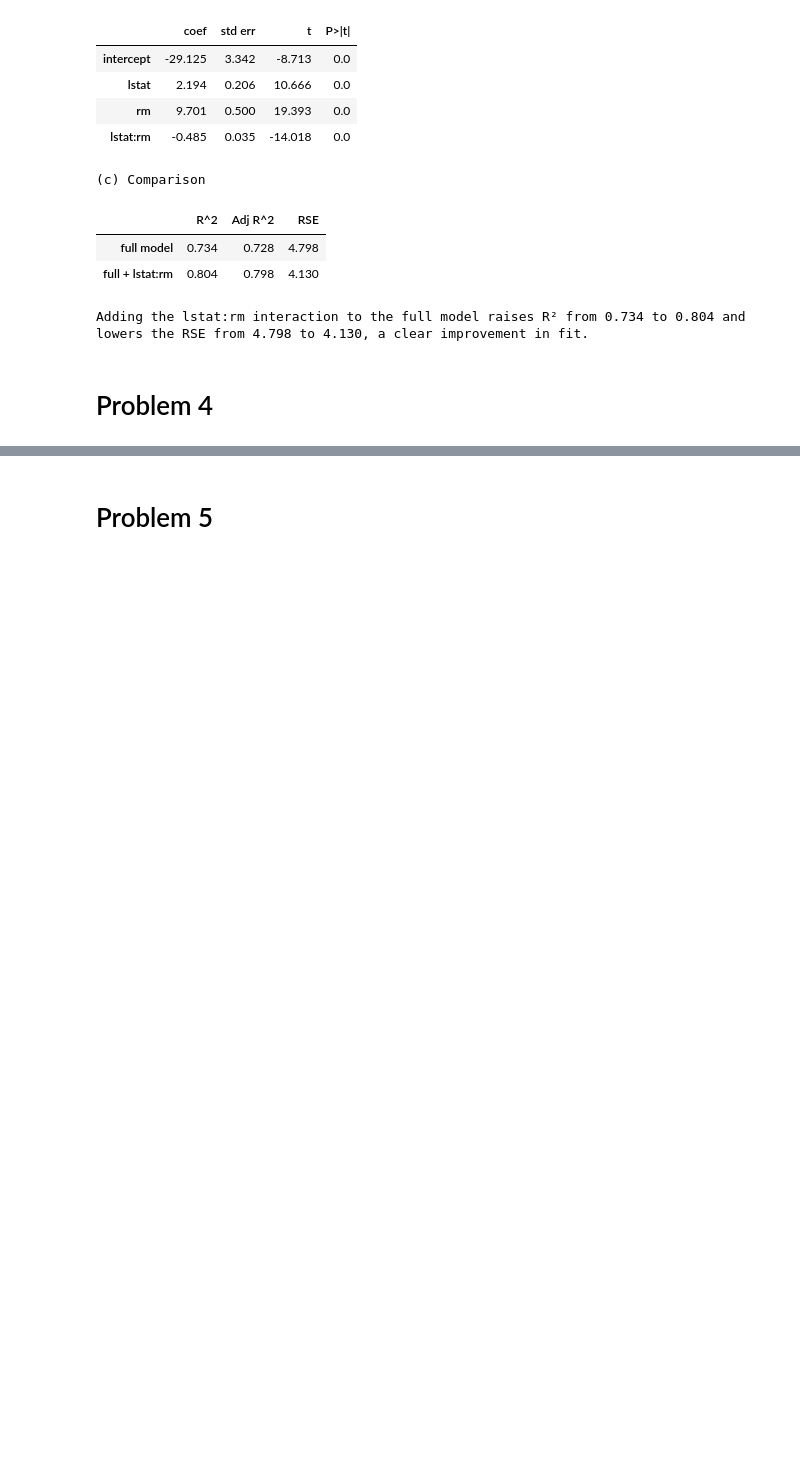
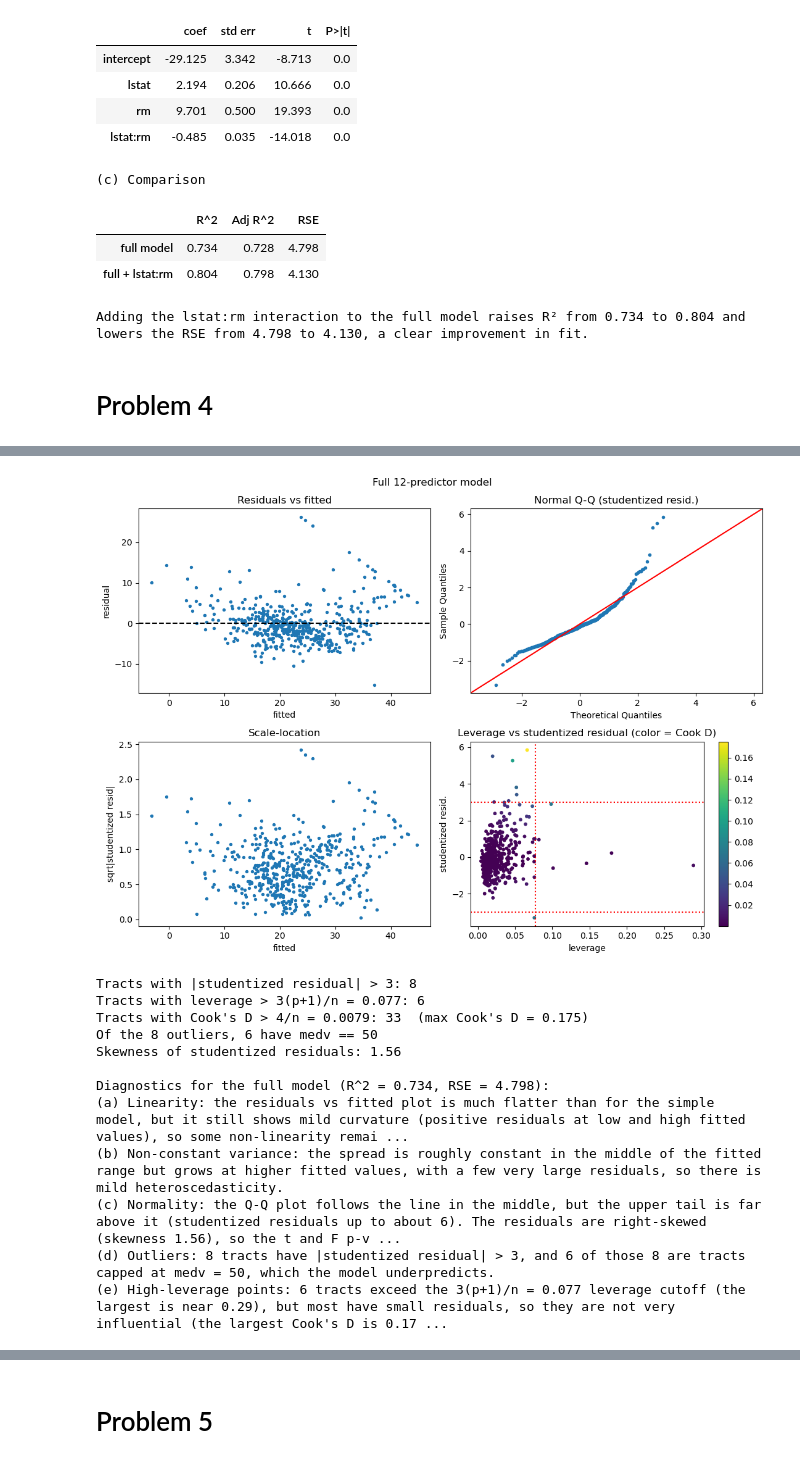
Before and after one commit to avinashsriram1/ADSP-31011-Statistical-Models-for-Data-Science, a Jupyter notebook: Assignment 3/Assignment_3_Avinash_Sriram.ipynb, the cells around one changed output, grey strips where cells are left out. Drawn from its saved outputs; the diff is of its cells as text; code cells hidden in the pictures; blank space fills up the shorter version.

```diff
--- a/Assignment 3/Assignment_3_Avinash_Sriram.ipynb
+++ b/Assignment 3/Assignment_3_Avinash_Sriram.ipynb
@@ -496,0 +554,40 @@ Adding the lstat:rm interaction to the full model raises R² from 0.734 to 0.804
+# %%
+# Part 2
+
+full = fit_ols(predictors)
+infl_full = diag_plots(full, 'Full 12-predictor model')
+plt.show()
+
+# numbers behind the plots
+stud = infl_full.resid_studentized_external
+lev = infl_full.hat_matrix_diag
+cook = infl_full.cooks_distance[0]
+n, p = int(full.nobs), int(full.df_model) + 1
+lev_cut = 3 * p / n
+
+print(f"Tracts with |studentized residual| > 3: {(np.abs(stud) > 3).sum()}")
+print(f"Tracts with leverage > 3(p+1)/n = {lev_cut:.3f}: {(lev > lev_cut).sum()}")
+print(f"Tracts with Cook's D > 4/n = {4 / n:.4f}: {(cook > 4 / n).sum()}  (max Cook's D = {cook.max():.3f})")
+print(f"Of the {(np.abs(stud) > 3).sum()} outliers, {(Boston['medv'][np.abs(stud) > 3] == 50).sum()} have medv == 50")
+print(f"Skewness of studentized residuals: {pd.Series(stud).skew():.2f}")
+
+print("""
+- (a) Linearity: U-shaped curvature remains in the residuals.
+- (b) Non-constant variance: the spread grows slightly at higher fitted values.
+- (c) Normality: the upper tail is heavy (right-skewed residuals).
+- (d) Outliers: 8 tracts have |studentized residual| > 3, and 6 of them are capped at medv = 50.
+- (e) High leverage: 6 tracts exceed the 0.077 cutoff, but none are very influential (max Cook's D = 0.175).""")
+# %% [output]
+[figure, added]
+Tracts with |studentized residual| > 3: 8
+Tracts with leverage > 3(p+1)/n = 0.077: 6
+Tracts with Cook's D > 4/n = 0.0079: 33  (max Cook's D = 0.175)
+Of the 8 outliers, 6 have medv == 50
+Skewness of studentized residuals: 1.56
+
+Diagnostics for the full model (R^2 = 0.734, RSE = 4.798):
+(a) Linearity: the residuals vs fitted plot is much flatter than for the simple model, but it still shows mild curvature (positive residuals at low and high fitted values), so some non-linearity remai ...
+(b) Non-constant variance: the spread is roughly constant in the middle of the fitted range but grows at higher fitted values, with a few very large residuals, so there is mild heteroscedasticity.
+(c) Normality: the Q-Q plot follows the line in the middle, but the upper tail is far above it (studentized residuals up to about 6). The residuals are right-skewed (skewness 1.56), so the t and F p-v ...
+(d) Outliers: 8 tracts have |studentized residual| > 3, and 6 of those 8 are tracts capped at medv = 50, which the model underpredicts.
+(e) High-leverage points: 6 tracts exceed the 3(p+1)/n = 0.077 leverage cutoff (the largest is near 0.29), but most have small residuals, so they are not very influential (the largest Cook's D is 0.17 ...
```
Also changed, not shown: parts of 11 cells of this notebook.
